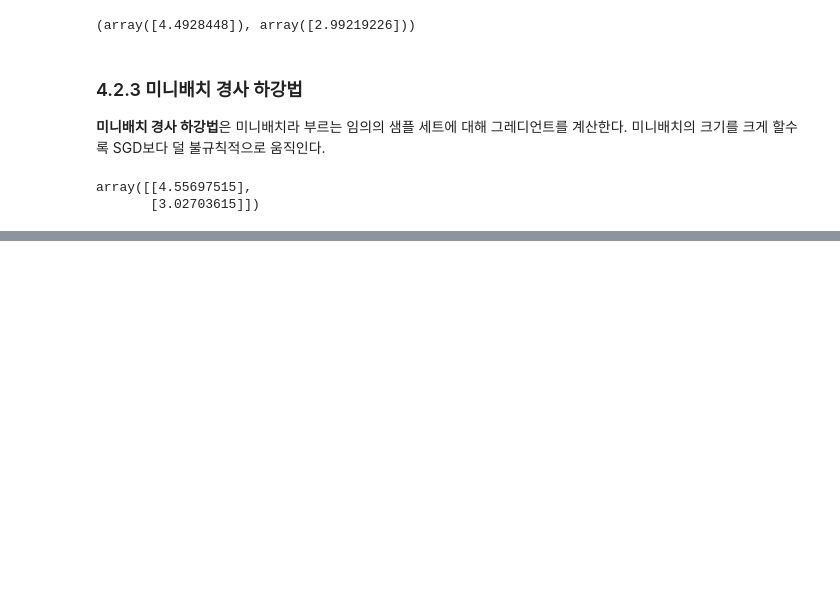
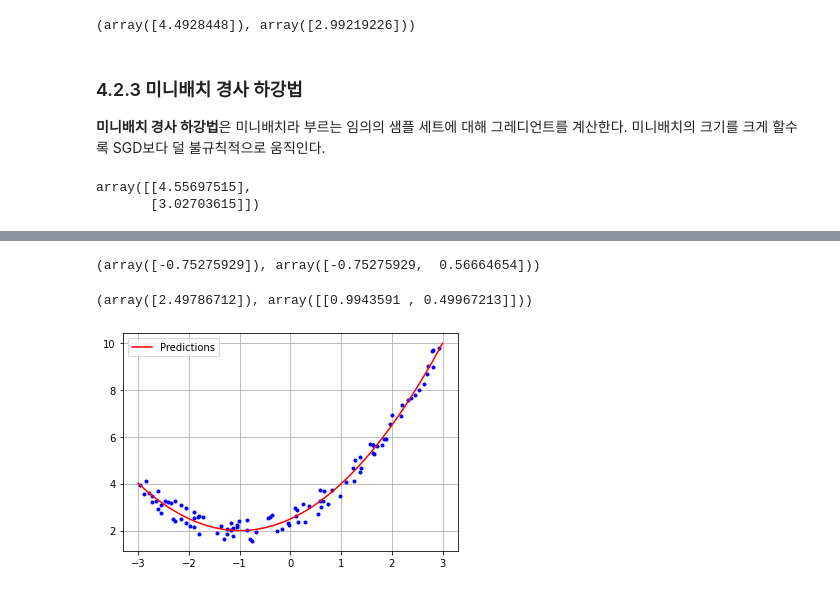
Before and after one commit to vallisneria/hknu4-artificial-intelligence, a Jupyter notebook: Chapter04/training_linear_models.ipynb, the cells around one changed output, grey strips where cells are left out. Drawn from its saved outputs; the diff is of its cells as text; code cells hidden in the pictures; blank space fills up the shorter version.

```diff
--- a/Chapter04/training_linear_models.ipynb
+++ b/Chapter04/training_linear_models.ipynb
@@ -284,0 +299,26 @@ print("경사 하강법의 경로")
+# %%
+from sklearn.preprocessing import PolynomialFeatures
+
+poly_features = PolynomialFeatures(degree=2, include_bias=False)
+X_poly = poly_features.fit_transform(X)
+X[0], X_poly[0]
+# %% [output]
+(array([-0.75275929]), array([-0.75275929,  0.56664654]))
+# %%
+lin_reg = LinearRegression()
+lin_reg.fit(X_poly, y)
+lin_reg.intercept_, lin_reg.coef_
+# %% [output]
+(array([2.49786712]), array([[0.9943591 , 0.49967213]]))
+# %%
+X_new = np.linspace(-3, 3, 100).reshape(100, 1)
+X_new_poly = poly_features.transform(X_new)
+y_new = lin_reg.predict(X_new_poly)
+
+plt.plot(X, y, "b.")
+plt.plot(X_new, y_new, "r-", label="Predictions")
+plt.legend(loc="upper left")
+plt.grid(True)
+plt.show()
+# %% [output]
+[figure, added]
```
Also changed, not shown: parts of 22 cells of this notebook.
